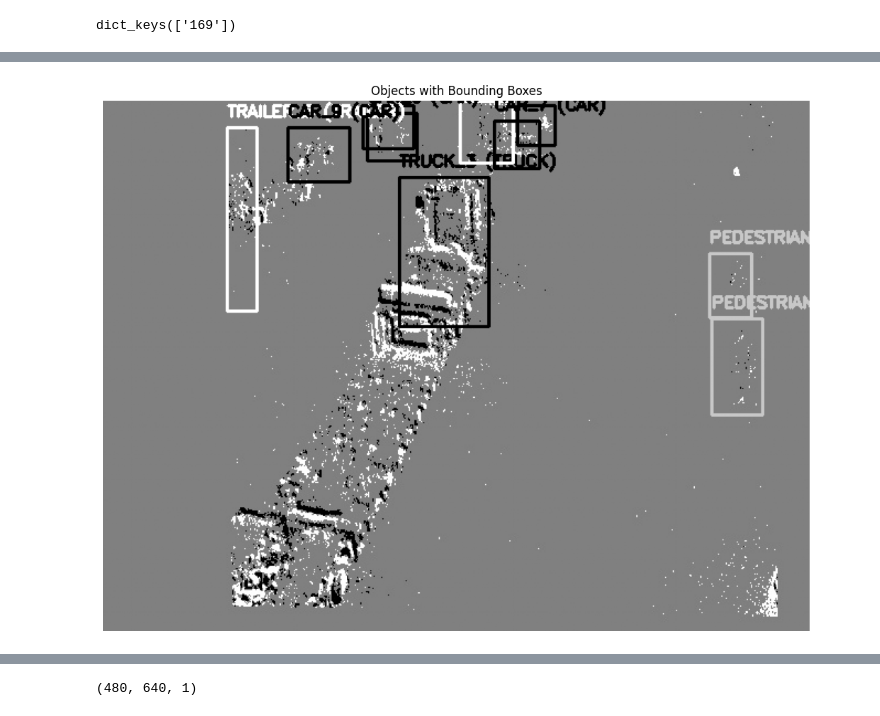
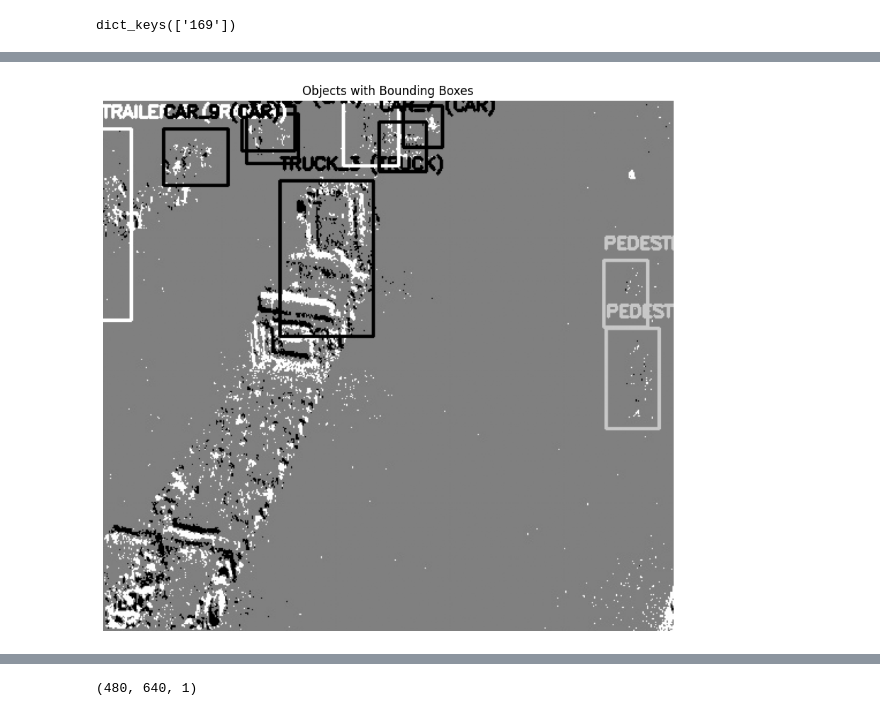
Before and after one commit to eljoserass/noise_in_snn, a Jupyter notebook: notebooks/peekabo.ipynb, the cells around one changed output, grey strips where cells are left out. Saved outputs shown, nothing was run; the diff lists cells and outputs as text; code cells hidden in the pictures.

Commit message:
feat. method for shifting labels to match crop

```diff
--- a/notebooks/peekabo.ipynb
+++ b/notebooks/peekabo.ipynb
@@ -147,7 +153,7 @@ dict_keys(['169'])
 # %%
 
 
-def draw_boxes_from_openlabel(image, label_data, thickness=2):
+def draw_boxes_from_openlabel(image, label_data, thickness=2, transform=None):
     """
     Draw bounding boxes from OPENLabel format
 
@@ -165,6 +171,11 @@ def draw_boxes_from_openlabel(image, label_data, thickness=2):
 
     # Extract objects
     objects = frame.get('objects', {})
+
+    crop_y, crop_x = 0,0
+    if transform:
+        crop_x = transform.get("x")
+        crop_y = transform.get("y")
 
     # Color map for different object types
     color_map = {
@@ -191,11 +202,10 @@ def draw_boxes_from_openlabel(image, label_data, thickness=2):
                     if bbox["name"] == "full_bbox":
                         full_bbox = bbox
                         break
-
         if full_bbox is not None:
             # bbox format: [x_center, y_center, width, height]
-            x_center = int(full_bbox["val"][0])
-            y_center = int(full_bbox["val"][1])
+            x_center = int(full_bbox["val"][0]) - crop_x
+            y_center = int(full_bbox["val"][1]) - crop_y
             width = int(full_bbox["val"][2])
             height = int(full_bbox["val"][3])
 
@@ -204,7 +214,6 @@ def draw_boxes_from_openlabel(image, label_data, thickness=2):
             y_min = int(y_center - height / 2)
             x_max = int(x_center + width / 2)
             y_max = int(y_center + height / 2)
-
 
             # Get color based on object type
             color = color_map.get(obj_type, (200, 200, 200))
@@ -220,5 +229,5 @@ def draw_boxes_from_openlabel(image, label_data, thickness=2):
     return image_copy
 # %%
 transform = {
-    "x": 0, "width": 460, "y": 115, "height": 610
+    "x": 115, "width": 600, "y": 0, "height": 460
 }
@@ -237,11 +234,11 @@ plt.show()
 # %%
-result = draw_boxes_from_openlabel(image_eb, label_eb)
+result = draw_boxes_from_openlabel(image_eb_cropped, label_eb, transform=transform) # BUG if you change to positional paremeters it breaks
 
 plt.figure(figsize=(12, 8))
 plt.imshow(result ,cmap='gray'  )
 plt.title('Objects with Bounding Boxes')
 plt.axis('off')
 plt.tight_layout()
 plt.show()
 # %% [output]
-[figure, old version]
+[figure, new version]
```
Also changed, not shown: parts of 5 cells of this notebook, 1 other file.
